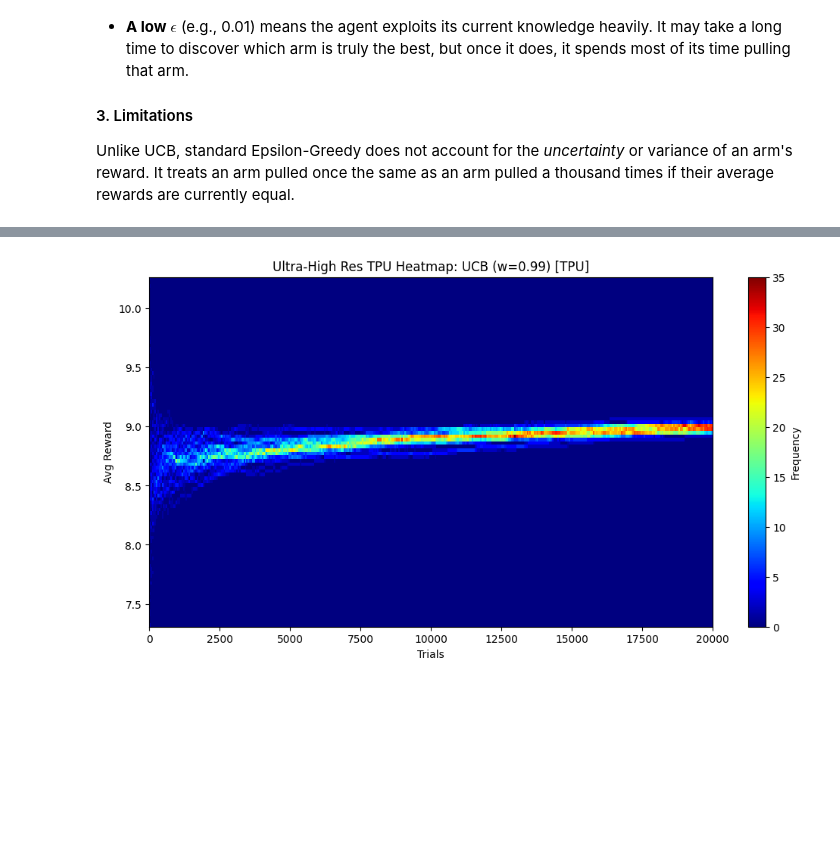
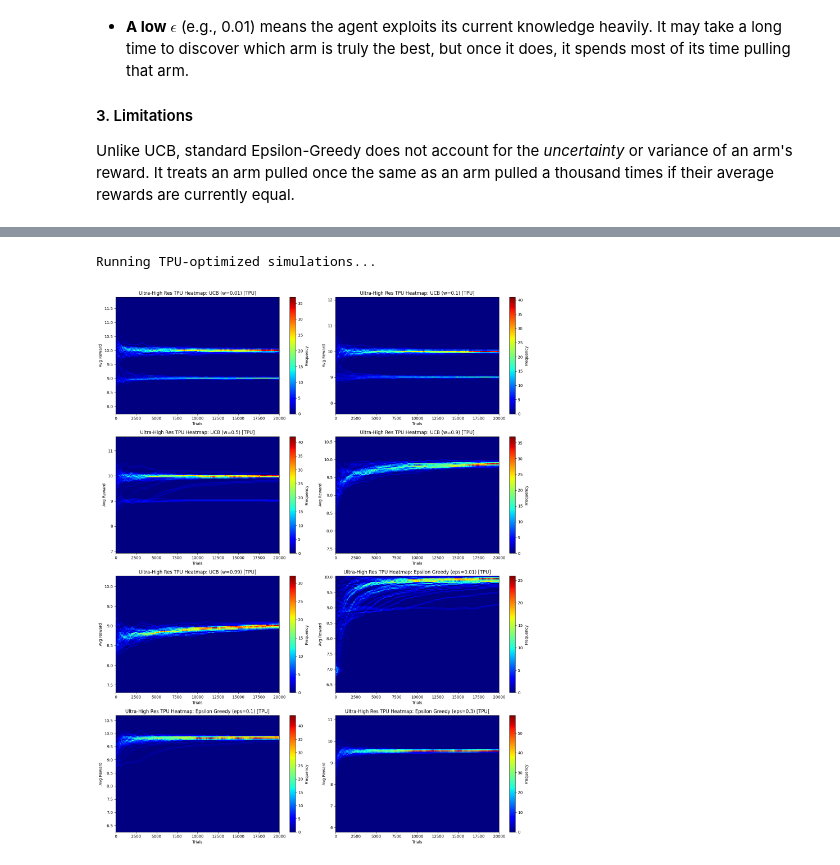
Before and after one commit to shivpatri/bandish-bandits, a Jupyter notebook: Bandits.ipynb, the cells around one changed output, grey strips where cells are left out. Drawn from its saved outputs; the diff is of its cells as text; code cells hidden in the pictures; blank space fills up the shorter version.

```diff
--- a/Bandits.ipynb
+++ b/Bandits.ipynb
@@ -307,8 +323,6 @@ import jax
 import jax.numpy as jnp
 import numpy as np
 import matplotlib.pyplot as plt
-import ipywidgets as widgets
-from IPython.display import display
 
 @jax.jit
 def pull_bandit_jax(bandit_idx, key):
@@ -353,43 +367,53 @@ def run_epsilon_simulation_tpu(key, epsilon, max_trials=20000, num_bandits=6):
         reward = pull_bandit_jax(chosen_bandit, subkey_pull)
         new_counts = counts.at[chosen_bandit].add(1)
         new_sums = sums.at[chosen_bandit].add(reward)
         new_total = totals + reward
         record_val = jnp.where((step + 1) % 25 == 0, new_total / (step + 1), history[step // 25])
         new_history = history.at[step // 25].set(record_val)
         return (key, new_counts, new_sums, new_total, new_history, step + 1), None
     init_state = (key, jnp.zeros(num_bandits), jnp.zeros(num_bandits), 0.0, jnp.zeros(max_trials // 25), 0)
     final_state, _ = jax.lax.scan(body_fn, init_state, None, length=max_trials)
     return final_state[4]
 
 run_parallel_ucb = jax.vmap(run_ucb_simulation_tpu, in_axes=(0, None))
 run_parallel_epsilon = jax.vmap(run_epsilon_simulation_tpu, in_axes=(0, None))
 
 master_key = jax.random.PRNGKey(42)
 all_data = {}
 ucb_params = [0.01 ,0.1, 0.5, 0.9, 0.99]
 eps_params = [0.01, 0.1, 0.3]
 
 print("Running TPU-optimized simulations...")
 for w in ucb_params:
     keys = jax.random.split(master_key, 40)
     all_data[f"UCB (w={w}) [TPU]"] = np.array(run_parallel_ucb(keys, w))
 for e in eps_params:
     keys = jax.random.split(master_key, 40)
     all_data[f"Epsilon Greedy (eps={e}) [TPU]"] = np.array(run_parallel_epsilon(keys, e))
 
-def plot_density(selection):
-    data = all_data[selection]
+# Calculate number of rows and columns for subplots
+num_plots = len(all_data)
+num_cols = 2
+num_rows = 4
+
+fig, axs = plt.subplots(num_rows, num_cols, figsize=(num_cols * 8, num_rows * 5))
+axs = axs.flatten()
+
+for i, (selection, data) in enumerate(all_data.items()):
     t = np.linspace(0, 20000, data.shape[1])
-    plt.figure(figsize=(12, 6))
-    plt.hist2d(np.tile(t, (data.shape[0], 1)).flatten(), data.flatten(), bins=[400, 100], cmap='jet')
-    plt.colorbar(label='Frequency')
-    plt.title(f"Ultra-High Res TPU Heatmap: {selection}")
-    plt.xlabel("Trials")
-    plt.ylabel("Avg Reward")
-    plt.show()
+    ax = axs[i]
+    heatmap = ax.hist2d(np.tile(t, (data.shape[0], 1)).flatten(), data.flatten(), bins=[400, 100], cmap='jet')
+    fig.colorbar(heatmap[3], ax=ax, label='Frequency')
+    ax.set_title(f"Ultra-High Res TPU Heatmap: {selection}")
+    ax.set_xlabel("Trials")
+    ax.set_ylabel("Avg Reward")
 
-ui = widgets.Dropdown(options=list(all_data.keys()))
-out = widgets.interactive_output(plot_density, {'selection': ui})
-display(ui, out)
+# Hide any unused subplots
+for j in range(i + 1, len(axs)):
+    fig.delaxes(axs[j])
+
+plt.tight_layout()
+plt.show()
 # %% [output]
+Running TPU-optimized simulations...
-[figure, old version]
+[figure, new version]
```
Also changed, not shown: parts of 6 cells of this notebook, 4 other files.
